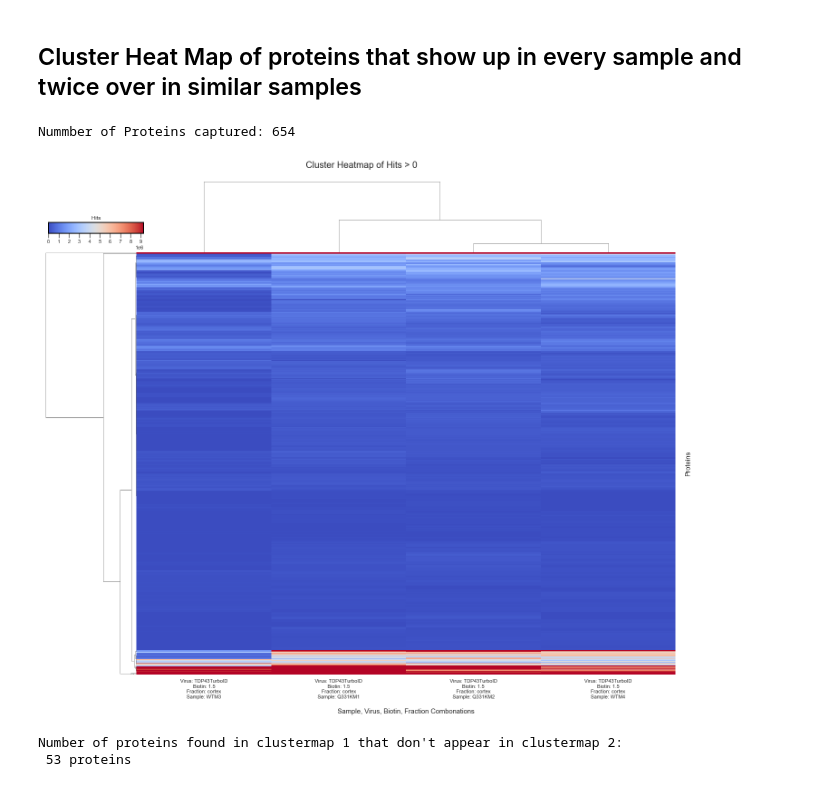
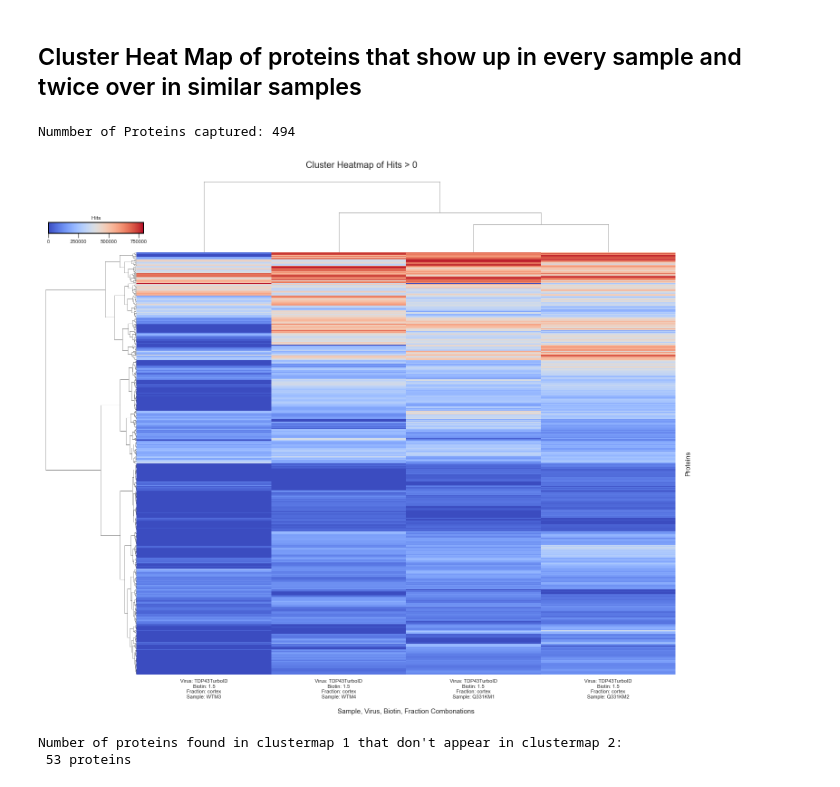
Before and after one commit to adamwbrew/Proteins, a Jupyter notebook: Visuals/protein_visuals_disease_clustermap.ipynb, the cells around one changed output. Saved outputs shown, nothing was run; the diff lists cells and outputs as text; code cells hidden in the pictures.

```diff
--- a/Visuals/protein_visuals_disease_clustermap.ipynb
+++ b/Visuals/protein_visuals_disease_clustermap.ipynb
@@ -96,16 +99,17 @@ Check that all subsets have information
 # %% [markdown]
 ## Cluster Heat Map of all proteins
+# %%
+Hit_limiter = 8*10**5
 # %%
 Q331K_M1 = Q331K_M1.copy().groupby("Protein_Name").mean().reset_index()
 Q331K_M2 = Q331K_M2.copy().groupby("Protein_Name").mean().reset_index()
 WT_M3 = WT_M3.copy().groupby("Protein_Name").mean().reset_index()
 WT_M4 = WT_M4.copy().groupby("Protein_Name").mean().reset_index()
 
-
-Q331K_M1 = Q331K_M1.copy()[["Protein_Name", "Hits"]].rename(columns = {"Hits": labeler("TDP43TurboID_15_cortex_Q331KM1")})
-Q331K_M2 = Q331K_M2.copy()[["Protein_Name", "Hits"]].rename(columns = {"Hits": labeler("TDP43TurboID_15_cortex_Q331KM2")})
-WT_M3 = WT_M3.copy()[["Protein_Name", "Hits"]].rename(columns = {"Hits": labeler("TDP43TurboID_15_cortex_WTM3")})
-WT_M4 = WT_M4.copy()[["Protein_Name", "Hits"]].rename(columns = {"Hits": labeler("TDP43TurboID_15_cortex_WTM4")})
+Q331K_M1 = Q331K_M1.copy()[["Protein_Name", "Hits"]][Q331K_M1["Hits"] <= Hit_limiter].rename(columns = {"Hits": labeler("TDP43TurboID_15_cortex_Q331KM1")})
+Q331K_M2 = Q331K_M2.copy()[["Protein_Name", "Hits"]][Q331K_M2["Hits"] <= Hit_limiter].rename(columns = {"Hits": labeler("TDP43TurboID_15_cortex_Q331KM2")})
+WT_M3 = WT_M3.copy()[["Protein_Name", "Hits"]][WT_M3["Hits"] <= Hit_limiter].rename(columns = {"Hits": labeler("TDP43TurboID_15_cortex_WTM3")})
+WT_M4 = WT_M4.copy()[["Protein_Name", "Hits"]][WT_M4["Hits"] <= Hit_limiter].rename(columns = {"Hits": labeler("TDP43TurboID_15_cortex_WTM4")})
 
 
 merge_df = Q331K_M1.merge(Q331K_M2, how = "inner", on = "Protein_Name")
@@ -144,10 +148,10 @@ x_labels_order = sorted(merge_filtered_df.columns)
 print("Nummber of Proteins captured:", len(merge_filtered_df))
 sns.set_theme(style='white')
 
-kws = dict(cbar_kws=dict(ticks=[x for x in range(0, 500000000, 1000000)], orientation='horizontal'), figsize=(20,17))
+kws = dict(cbar_kws=dict(ticks=[x for x in range(0, 1000000, 250000)], orientation='horizontal'), figsize=(20,17))
 
 # Default plot
-g = sns.clustermap(merge_filtered_df.reindex(x_labels_order, axis = 1), cmap='coolwarm',dendrogram_ratio = (0.15, 0.15), metric="euclidean", method = "ward",  **kws, robust = True, yticklabels=False)
+g = sns.clustermap(merge_filtered_df.reindex(x_labels_order, axis = 1), cmap='coolwarm',dendrogram_ratio = (0.15, 0.15), metric="euclidean", method = "ward",  **kws, yticklabels=False)
 
 g.fig.subplots_adjust( top = 0.95 )
 g.fig.suptitle(f'Cluster Heatmap of Hits > {limit:,}', size = 20)
@@ -202,10 +206,10 @@ proteins_keep_WT = protein_finder(WT_M3) + protein_finder(WT_M4)
 proteins_keep_WT = list(set([x for x in proteins_keep_WT if proteins_keep_WT.count(x) > 1]))
 
 
-Q331K_M1 = Q331K_M1.copy()[["Protein_Name", "Hits"]].rename(columns = {"Hits": labeler("TDP43TurboID_15_cortex_Q331KM1")})
-Q331K_M2 = Q331K_M2.copy()[["Protein_Name", "Hits"]].rename(columns = {"Hits": labeler("TDP43TurboID_15_cortex_Q331KM2")})
-WT_M3 = WT_M3.copy()[["Protein_Name", "Hits"]].rename(columns = {"Hits": labeler("TDP43TurboID_15_cortex_WTM3")})
-WT_M4 = WT_M4.copy()[["Protein_Name", "Hits"]].rename(columns = {"Hits": labeler("TDP43TurboID_15_cortex_WTM4")})
+Q331K_M1 = Q331K_M1.copy()[["Protein_Name", "Hits"]][Q331K_M1["Hits"] <= Hit_limiter].rename(columns = {"Hits": labeler("TDP43TurboID_15_cortex_Q331KM1")})
+Q331K_M2 = Q331K_M2.copy()[["Protein_Name", "Hits"]][Q331K_M2["Hits"] <= Hit_limiter].rename(columns = {"Hits": labeler("TDP43TurboID_15_cortex_Q331KM2")})
+WT_M3 = WT_M3.copy()[["Protein_Name", "Hits"]][WT_M3["Hits"] <= Hit_limiter].rename(columns = {"Hits": labeler("TDP43TurboID_15_cortex_WTM3")})
+WT_M4 = WT_M4.copy()[["Protein_Name", "Hits"]][WT_M4["Hits"] <= Hit_limiter].rename(columns = {"Hits": labeler("TDP43TurboID_15_cortex_WTM4")})
 
 
 merge_df = Q331K_M1.merge(Q331K_M2, how = "inner", on = "Protein_Name")
@@ -244,37 +248,37 @@ limit = 0
 # - - - - - - - - - - - - - - - - - - - - - - - - - - - - - - - - - - - - - -
 
 merge_filtered_df = merge_df[(merge_df.sum(axis=1) > limit)]
 
 x_labels_order = sorted(merge_filtered_df.columns)
 
 print("Nummber of Proteins captured:", len(merge_filtered_df))
 sns.set_theme(style='white')
 
-kws = dict(cbar_kws=dict(ticks=[x for x in range(0, 500000000, 1000000)], orientation='horizontal'), figsize=(20,17))
+kws = dict(cbar_kws=dict(ticks=[x for x in range(0, 1000000, 250000)], orientation='horizontal'), figsize=(20,17))
 
 # Default plot
-g = sns.clustermap(merge_filtered_df.reindex(x_labels_order, axis = 1), cmap='coolwarm',dendrogram_ratio = (0.15, 0.15), metric="euclidean", method = "ward",  **kws, robust = True, yticklabels=False)
+g = sns.clustermap(merge_filtered_df.reindex(x_labels_order, axis = 1), cmap='coolwarm',dendrogram_ratio = (0.15, 0.15), metric="euclidean", method = "ward",  **kws, yticklabels=False)
 
 g.fig.subplots_adjust( top = 0.95 )
 g.fig.suptitle(f'Cluster Heatmap of Hits > {limit:,}', size = 20)
 g.ax_heatmap.set_xlabel('\nSample, Virus, Biotin, Fraction Combonations', size = 15)
 g.ax_heatmap.set_ylabel('\nProteins', size = 15)
 
 
 
 x0, _y0, _w, _h = g.cbar_pos
 g.ax_cbar.set_position([x0, 0.85, g.ax_row_dendrogram.get_position().width, 0.02])
 g.ax_cbar.set_title('Hits')
 g.ax_cbar.tick_params(axis='x', length=10)
 for spine in g.ax_cbar.spines:
     g.ax_cbar.spines[spine].set_color('black')
     g.ax_cbar.spines[spine].set_linewidth(2)
 
 # Show the graph
 plt.show()
 # %% [output]
-Nummber of Proteins captured: 654
+Nummber of Proteins captured: 494
-[figure, old version]
+[figure, new version]
 # %%
 print("Number of proteins found in clustermap 1 that don't appear in clustermap 2:\n" ,len([x for x in protein_list_1 if x not in protein_list_2]), "proteins")
 # %% [output]
```
Also changed, not shown: parts of 7 cells of this notebook.
